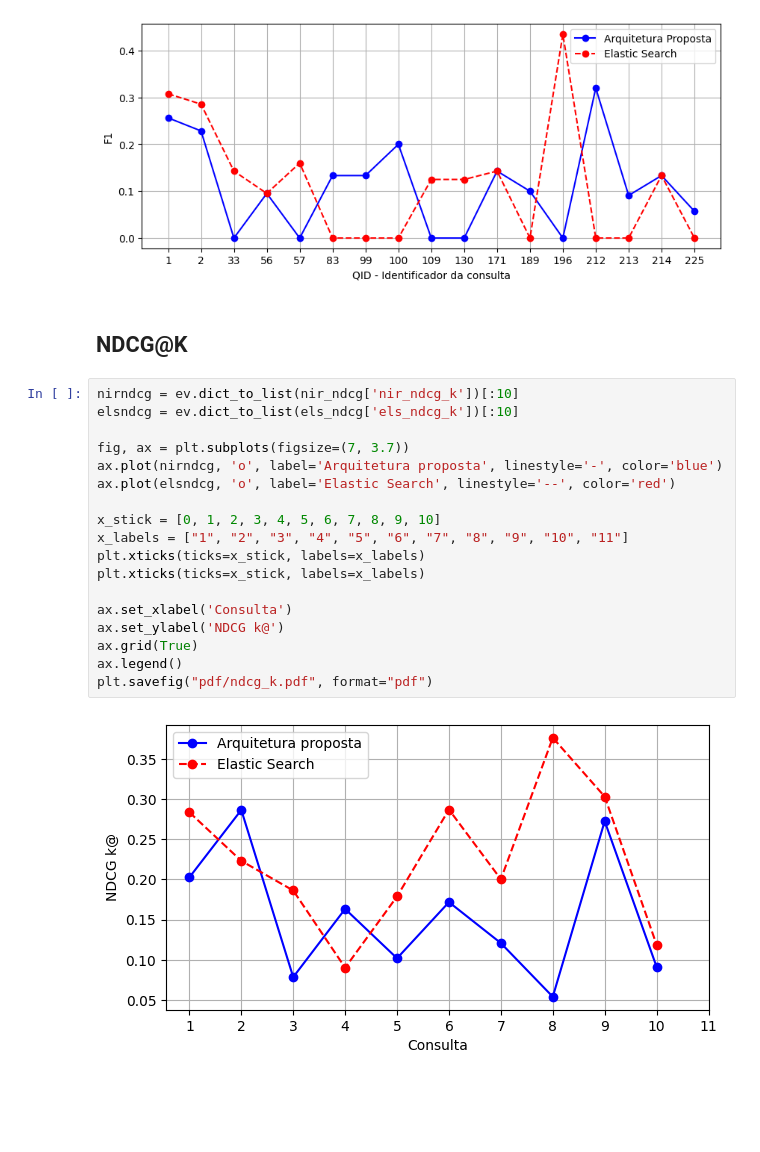
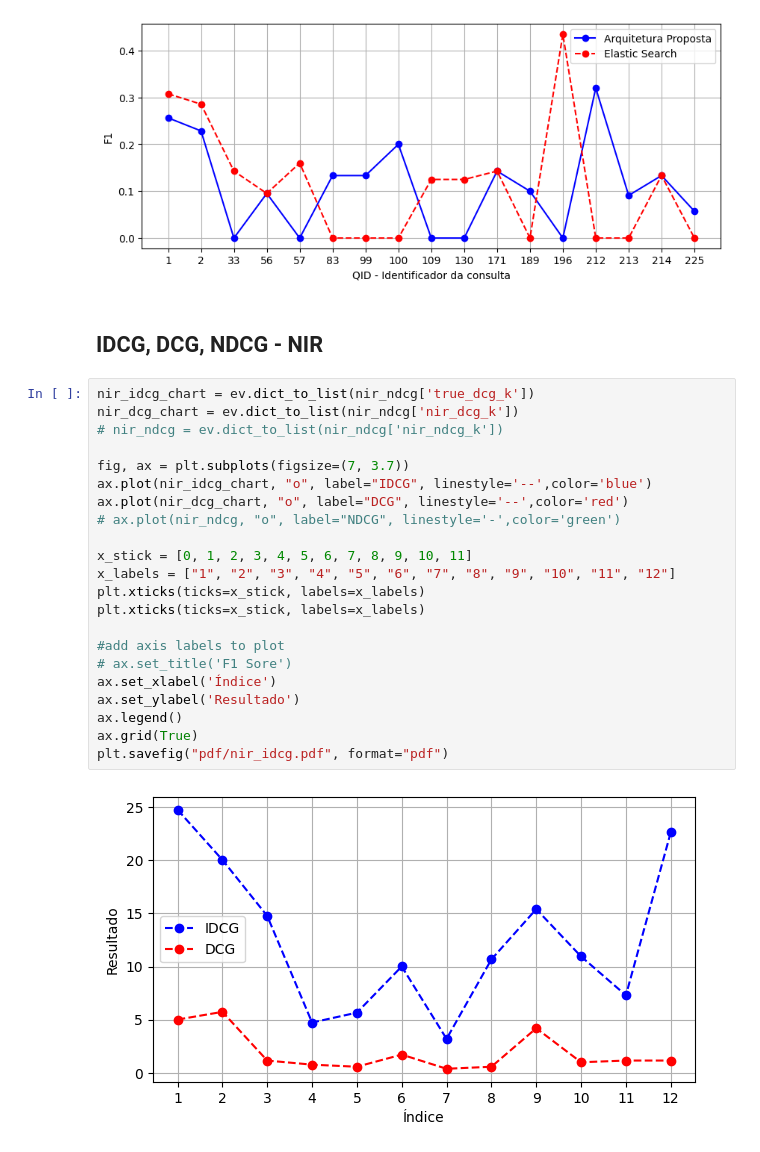
Before and after one commit to sira-serverless-ir-arch/evaluete-nir, a Jupyter notebook: evaluetion.ipynb, the cells around one changed output. Saved outputs shown, nothing was run; the diff lists cells and outputs as text; blank space fills up the shorter version.

```diff
--- a/evaluetion.ipynb
+++ b/evaluetion.ipynb
@@ -236,24 +235,28 @@ plt.savefig("pdf/f_score_qid.pdf", format="pdf")
 # %% [output]
 [figure]
 # %% [markdown]
-## NDCG@K
+## IDCG, DCG, NDCG - NIR
 # %%
-nirndcg = ev.dict_to_list(nir_ndcg['nir_ndcg_k'])[:10]
-elsndcg = ev.dict_to_list(els_ndcg['els_ndcg_k'])[:10]
+nir_idcg_chart = ev.dict_to_list(nir_ndcg['true_dcg_k'])
+nir_dcg_chart = ev.dict_to_list(nir_ndcg['nir_dcg_k'])
+# nir_ndcg = ev.dict_to_list(nir_ndcg['nir_ndcg_k'])
 
 fig, ax = plt.subplots(figsize=(7, 3.7))
-ax.plot(nirndcg, 'o', label='Arquitetura proposta', linestyle='-', color='blue')
-ax.plot(elsndcg, 'o', label='Elastic Search', linestyle='--', color='red')
+ax.plot(nir_idcg_chart, "o", label="IDCG", linestyle='--',color='blue')
+ax.plot(nir_dcg_chart, "o", label="DCG", linestyle='--',color='red')
+# ax.plot(nir_ndcg, "o", label="NDCG", linestyle='-',color='green')
 
-x_stick = [0, 1, 2, 3, 4, 5, 6, 7, 8, 9, 10]
-x_labels = ["1", "2", "3", "4", "5", "6", "7", "8", "9", "10", "11"]
+x_stick = [0, 1, 2, 3, 4, 5, 6, 7, 8, 9, 10, 11]
+x_labels = ["1", "2", "3", "4", "5", "6", "7", "8", "9", "10", "11", "12"]
 plt.xticks(ticks=x_stick, labels=x_labels)
 plt.xticks(ticks=x_stick, labels=x_labels)
 
-ax.set_xlabel('Consulta')
-ax.set_ylabel('NDCG k@')
+#add axis labels to plot
+# ax.set_title('F1 Sore')
+ax.set_xlabel('Índice')
+ax.set_ylabel('Resultado')
+ax.legend()
 ax.grid(True)
-ax.legend()
-plt.savefig("pdf/ndcg_k.pdf", format="pdf")
+plt.savefig("pdf/nir_idcg.pdf", format="pdf")
 # %% [output]
-[figure, old version]
+[figure, new version]
```
Also changed, not shown: parts of 6 cells of this notebook, 13 other files.
